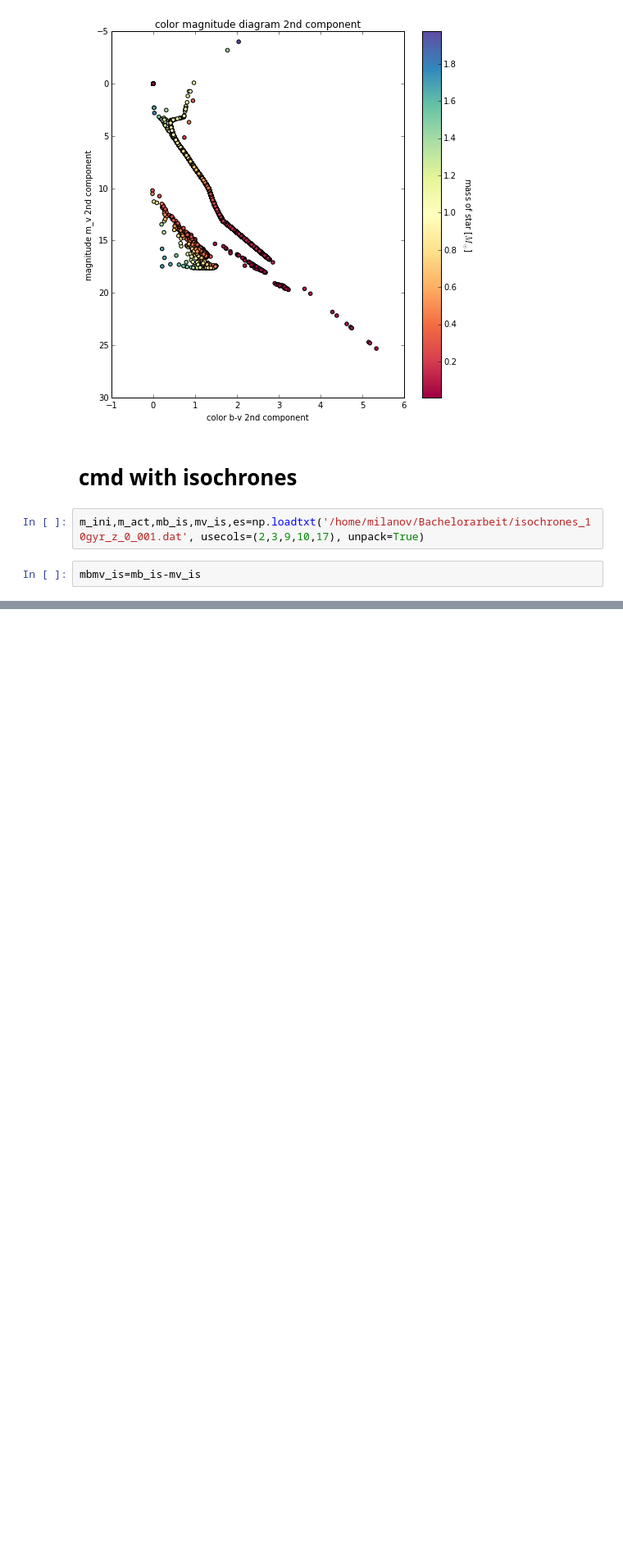
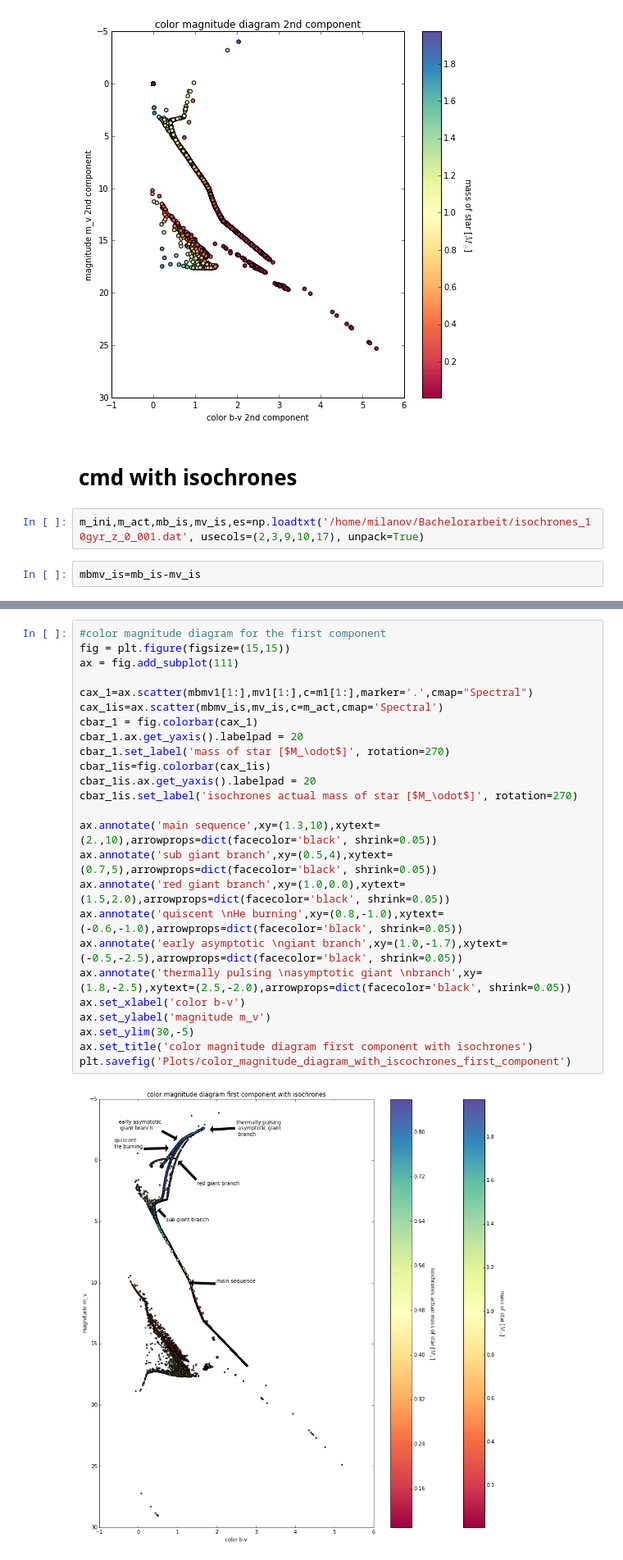
Before and after one commit to sophialilleengen/GC_actions, a Jupyter notebook: color magnitude diagram.ipynb, the cells around one changed output, grey strips where cells are left out. Shown: that part at 82% size. Saved outputs shown, nothing was run; the diff lists cells and outputs as text; blank space fills up the shorter version.

Commit message:
cmd with isochrones for single components added, changed layout for cmd with isochrones

```diff
--- a/color magnitude diagram.ipynb
+++ b/color magnitude diagram.ipynb
@@ -96,0 +98,27 @@ plt.savefig('Plots/color_magnitude_diagram_with_iscochrones')
+# %%
+#color magnitude diagram for the first component
+fig = plt.figure(figsize=(15,15))
+ax = fig.add_subplot(111)
+
+cax_1=ax.scatter(mbmv1[1:],mv1[1:],c=m1[1:],marker='.',cmap="Spectral")
+cax_1is=ax.scatter(mbmv_is,mv_is,c=m_act,cmap='Spectral')
+cbar_1 = fig.colorbar(cax_1)
+cbar_1.ax.get_yaxis().labelpad = 20
+cbar_1.set_label('mass of star [$M_\odot$]', rotation=270)
+cbar_1is=fig.colorbar(cax_1is)
+cbar_1is.ax.get_yaxis().labelpad = 20
+cbar_1is.set_label('isochrones actual mass of star [$M_\odot$]', rotation=270)
+
+ax.annotate('main sequence',xy=(1.3,10),xytext=(2.,10),arrowprops=dict(facecolor='black', shrink=0.05))
+ax.annotate('sub giant branch',xy=(0.5,4),xytext=(0.7,5),arrowprops=dict(facecolor='black', shrink=0.05))
+ax.annotate('red giant branch',xy=(1.0,0.0),xytext=(1.5,2.0),arrowprops=dict(facecolor='black', shrink=0.05))
+ax.annotate('quiscent \nHe burning',xy=(0.8,-1.0),xytext=(-0.6,-1.0),arrowprops=dict(facecolor='black', shrink=0.05))
+ax.annotate('early asymptotic \ngiant branch',xy=(1.0,-1.7),xytext=(-0.5,-2.5),arrowprops=dict(facecolor='black', shrink=0.05))
+ax.annotate('thermally pulsing \nasymptotic giant \nbranch',xy=(1.8,-2.5),xytext=(2.5,-2.0),arrowprops=dict(facecolor='black', shrink=0.05))
+ax.set_xlabel('color b-v')
+ax.set_ylabel('magnitude m_v')
+ax.set_ylim(30,-5)
+ax.set_title('color magnitude diagram first component with isochrones')
+plt.savefig('Plots/color_magnitude_diagram_with_iscochrones_first_component')
+# %% [output]
+[figure, added]
```
Also changed, not shown: parts of 2 cells of this notebook.
